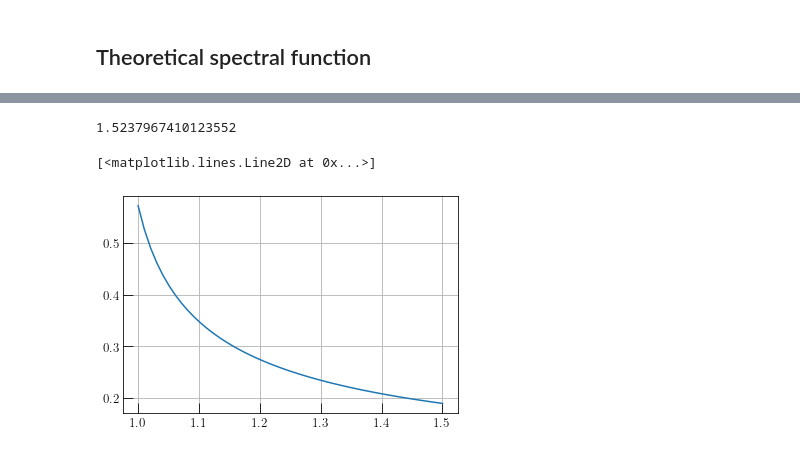
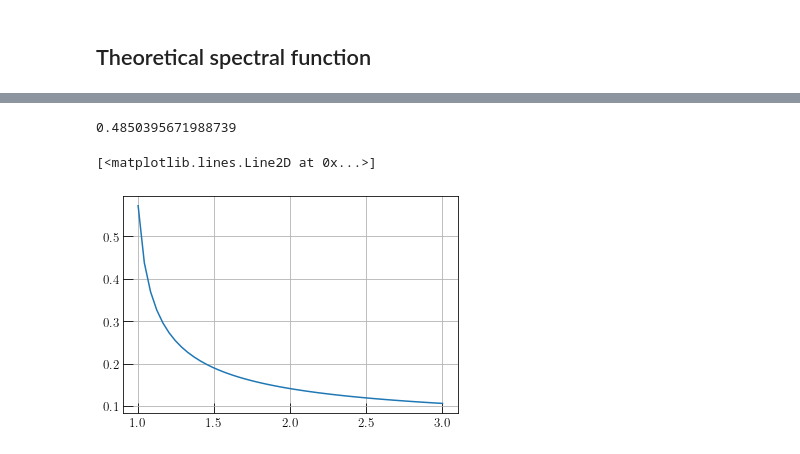
Before and after one commit to phd-dirk/Notebooks, a Jupyter notebook: spectralFunction.ipynb, the cells around one changed output, grey strips where cells are left out. Drawn from its saved outputs; the diff is of its cells as text; code cells hidden in the pictures.

```diff
--- a/spectralFunction.ipynb
+++ b/spectralFunction.ipynb
@@ -124,11 +122,11 @@ plt.show()
 def beta_function(a):
     return b[1]*a**2 + b[2]*a**3 + b[3]*a**4 + b[4]*a**5
 # %%
-print(crd.AlphasExact(0.319, sTau, 1, 3, 3))
-xLin = np.linspace(1, 1.5)
+print(crd.AlphasExact(0.319, sTau, 1, 3, 3)/pi)
+xLin = np.linspace(1, 3)
 y = list(map(lambda x: crd.AlphasExact(0.323, sTau, x, 3, 3)/pi, xLin))
 plt.plot(xLin, y)
 # %% [output]
-1.5237967410123552
+0.4850395671988739
 [<matplotlib.lines.Line2D at 0x...>]
-[figure, old version]
+[figure, new version]
```
Also changed, not shown: parts of 3 cells of this notebook, 7 other files.
